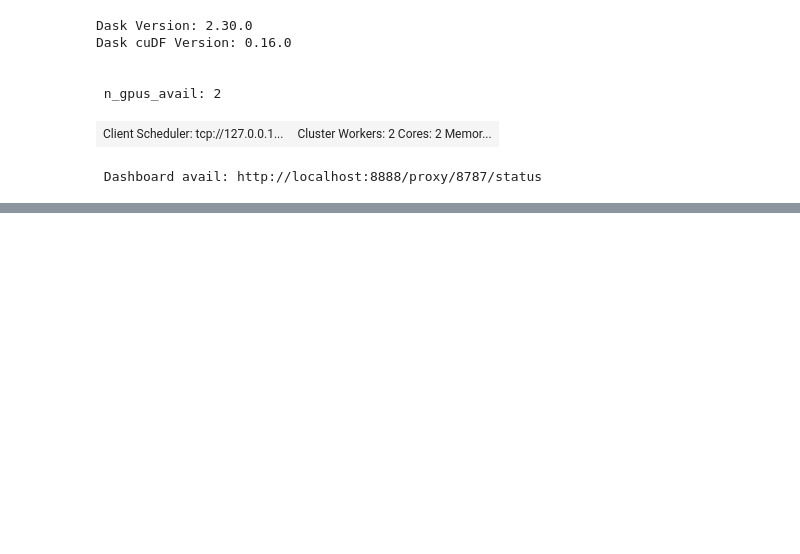
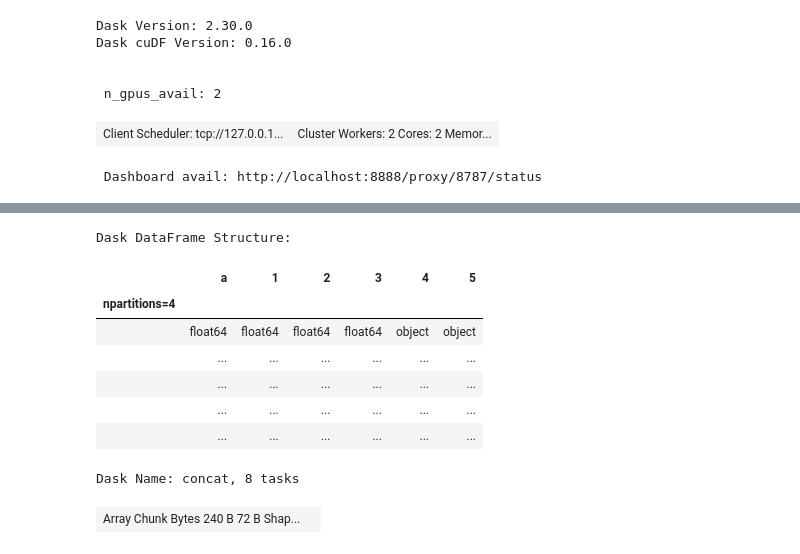
Before and after one commit to Dezzmanster/AML_Risk, a Jupyter notebook: preprocessor/nvt-raw.ipynb, the cells around one changed output, grey strips where cells are left out. Saved outputs shown, nothing was run; the diff lists cells and outputs as text; code cells hidden in the pictures; blank space fills up the shorter version.

```diff
--- a/preprocessor/nvt-raw.ipynb
+++ b/preprocessor/nvt-raw.ipynb
@@ -372,0 +387,13 @@ Dask Name: getitem, 4 tasks
+# %%
+X = pd.DataFrame(
+    [
+        [1,2.2,5.4, 0, 'a','wd'],
+        [0.2, 5,8, 9.2, 'a', 'ddd'],
+        [-3,4,6,2,'q', 'a'],
+        [-3,4,5,6,'w', 'a'],
+        [None,None,5,6,'w', 'wd']
+
+    ]
+)
+X.columns = ['a', '1', '2', '3', '4', '5']
+X
@@ -372,0 +430,18 @@ Dask Name: getitem, 4 tasks
+# %%
+dataset = dataset.append(dataset[['1']])
+dataset
+# %% [output]
+Dask DataFrame Structure:
+|  | a | 1 | 2 | 3 | 4 | 5 |
+| npartitions=4 |  |  |  |  |  |  |
+|  | float64 | float64 | float64 | float64 | object | object |
+|  | ... | ... | ... | ... | ... | ... |
+|  | ... | ... | ... | ... | ... | ... |
+|  | ... | ... | ... | ... | ... | ... |
+|  | ... | ... | ... | ... | ... | ... |
+Dask Name: concat, 8 tasks
+# %%
+new = OneHotEncoder().fit_transform(dataset[['4','5']].to_dask_array(lengths=True))
+new
+# %% [output]
+| Array Chunk Bytes 240 B 72 B Shap... |  |
```
Also changed, not shown: parts of 65 cells of this notebook, 1 other file.
